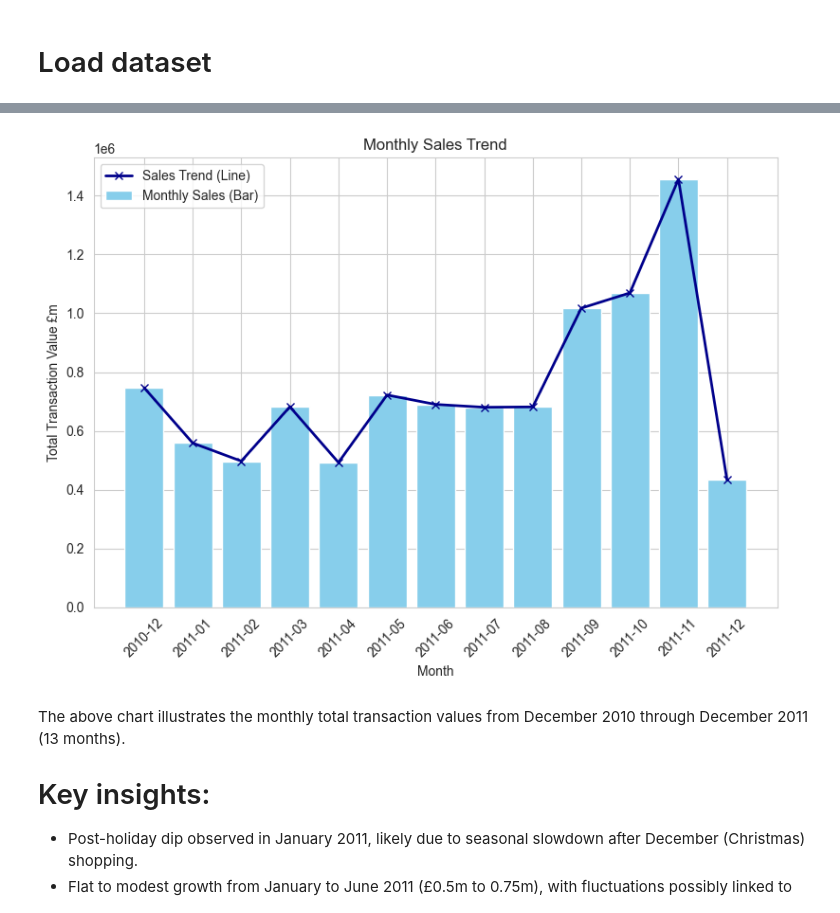
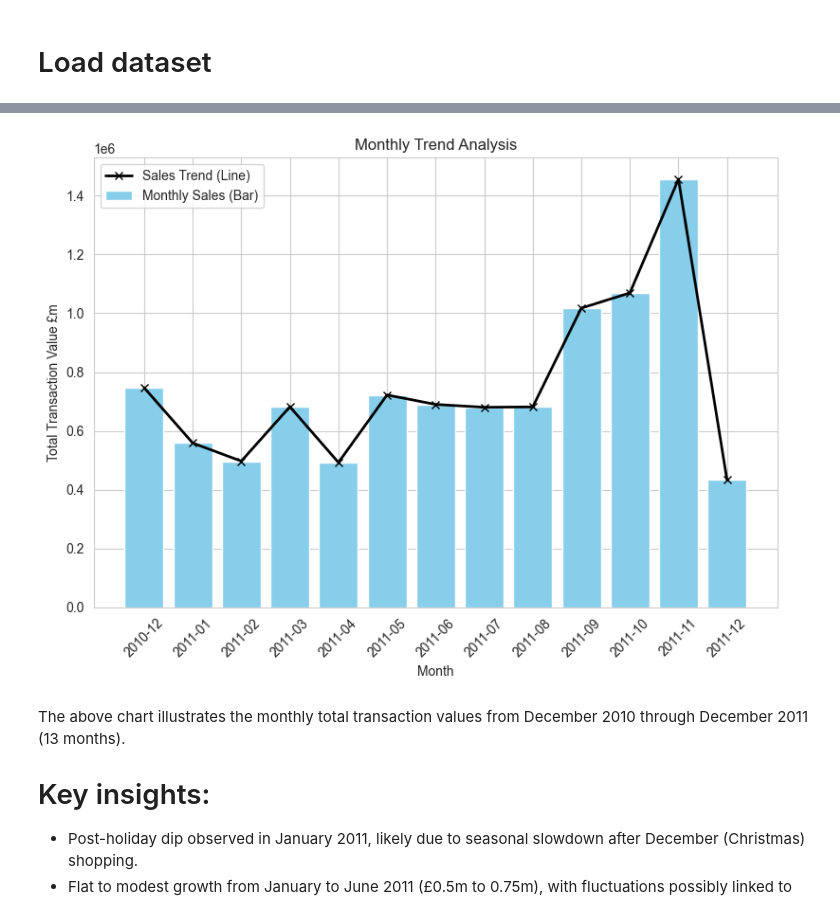
Before and after one commit to mobess12/Online_Retail_Analysis_Capstone_Project, a Jupyter notebook: jupyter_notebooks/data_visualisation.ipynb, the cells around one changed output, grey strips where cells are left out. Saved outputs shown, nothing was run; the diff lists cells and outputs as text; code cells hidden in the pictures.

Commit message:
update plot

```diff
--- a/jupyter_notebooks/data_visualisation.ipynb
+++ b/jupyter_notebooks/data_visualisation.ipynb
@@ -99,41 +99,41 @@ df.head()
 #convert date and create month column
 df['InvoiceDate'] = pd.to_datetime(df['InvoiceDate'])
 df['Month'] = df['InvoiceDate'].dt.to_period('M').astype(str)
 
 #group by month and sum transactions for each month
 monthly_sales = df.groupby('Month')['Total_Transaction_Value'].sum().reset_index()
 
 #create figure and axes
 plt.figure(figsize=(8, 6))
 
 #bar chart plot
 plt.bar(
-    monthly_sales['Month'],
-    monthly_sales['Total_Transaction_Value'],
-    color='skyblue',
+    monthly_sales['Month'], #x axis
+    monthly_sales['Total_Transaction_Value'], #y axis
+    color='skyblue', #colour of bars
     label='Monthly Sales (Bar)'
 )
 
 #line chart plot
 plt.plot(
-    monthly_sales['Month'],
-    monthly_sales['Total_Transaction_Value'],
-    color='darkblue',
+    monthly_sales['Month'], #x axis
+    monthly_sales['Total_Transaction_Value'], #y axis
+    color='black', #colour of line
     marker='x',
     linewidth=2,
     label='Sales Trend (Line)'
 )
 
 
-plt.title('Monthly Sales Trend') #title of plot
+plt.title('Monthly Trend Analysis') #title of plot
 plt.xlabel('Month') #label of x axis
 plt.ylabel('Total Transaction Value £m') #label of y axis
 plt.xticks(rotation=45) # rotation of label for readability
 plt.legend()  #add legend for clarity
 plt.tight_layout() #adjust layout to prevent overlappying content
 plt.show() #display plot
 # %% [output]
-[figure, old version]
+[figure, new version]
 # %% [markdown]
 The above chart illustrates the monthly total transaction values from December 2010 through December 2011 (13 months).
 
```
